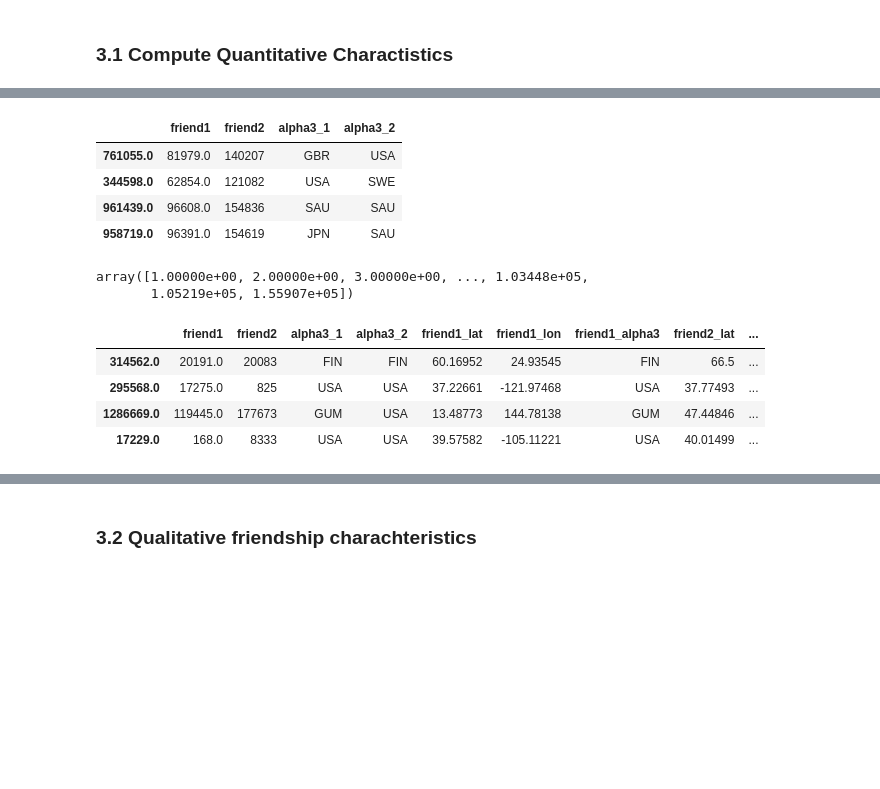
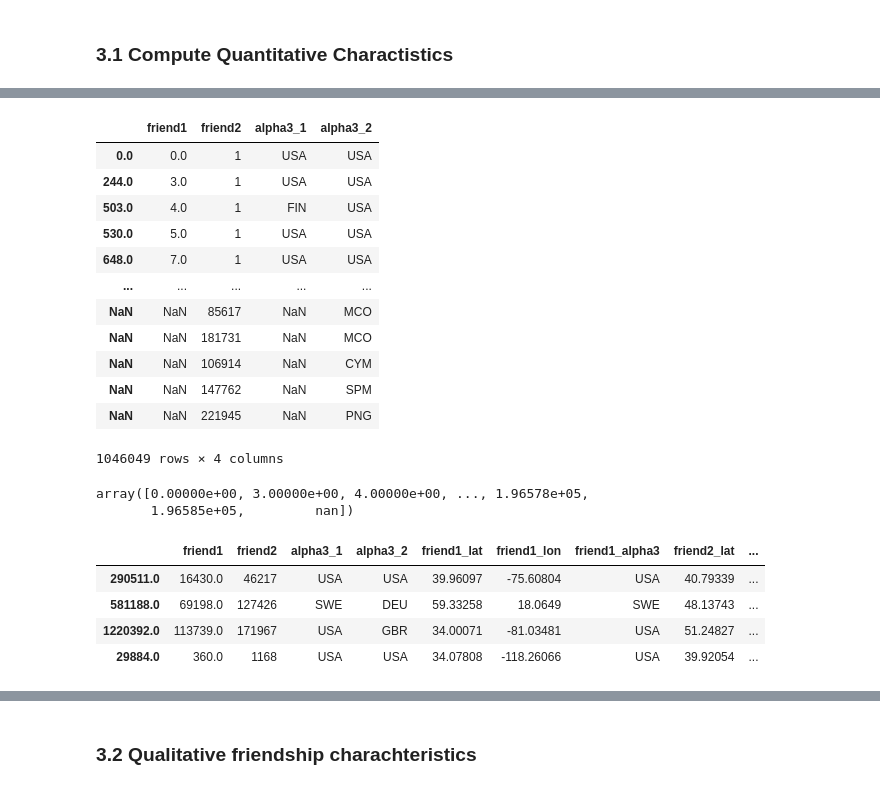
Before and after one commit to asreva/ada-2020-project-milestone-p3-p3_ada-dream-team, a Jupyter notebook: friendship_and_home_position.ipynb, the cells around one changed output, grey strips where cells are left out. Saved outputs shown, nothing was run; the diff lists cells and outputs as text; code cells hidden in the pictures; blank space fills up the shorter version.

```diff
--- a/friendship_and_home_position.ipynb
+++ b/friendship_and_home_position.ipynb
@@ -84,7 +78,7 @@ SEPARATOR = "\t"
 CHECKIN_COLUMNS_NAME = ["user", "check-in time", "latitude", "longitude", "location id"]
 EDGE_COLUMNS_NAME = ["friend1", "friend2"]
 #Extract dataframe from .txt.gz (tabulated separated without header)
-user = "IDS"
+user = "ANDRES"
 if user == "ANDRES":
     gowalla_edges = pd.read_csv(PATH+"Gowalla_edges.csv", sep=SEPARATOR, header = None, names = EDGE_COLUMNS_NAME)
     gowalla_checkins = pd.read_csv(PATH+"Gowalla_totalCheckins.csv", sep=SEPARATOR, header = None, names = CHECKIN_COLUMNS_NAME)
@@ -734,29 +759,37 @@ else:
 # %%
 # Adding to the datasets the nationality of each friend
 quant_f = edges.copy()
 quant_f = quant_f.merge(nat, left_on="friend1", right_index =True, how = "right").rename(columns = {"alpha3":"alpha3_1"})
 quant_f = quant_f.merge(nat, left_on="friend2", right_index =True, how = "right").rename(columns = {"alpha3":"alpha3_2"})
 
 #Example
-quant_f.sample(4)
+quant_f
 # %% [output]
 |  | friend1 | friend2 | alpha3_1 | alpha3_2 |
-| 761055.0 | 81979.0 | 140207 | GBR | USA |
-| 344598.0 | 62854.0 | 121082 | USA | SWE |
-| 961439.0 | 96608.0 | 154836 | SAU | SAU |
-| 958719.0 | 96391.0 | 154619 | JPN | SAU |
+| 0.0 | 0.0 | 1 | USA | USA |
+| 244.0 | 3.0 | 1 | USA | USA |
+| 503.0 | 4.0 | 1 | FIN | USA |
+| 530.0 | 5.0 | 1 | USA | USA |
+| 648.0 | 7.0 | 1 | USA | USA |
+| ... | ... | ... | ... | ... |
+| NaN | NaN | 85617 | NaN | MCO |
+| NaN | NaN | 181731 | NaN | MCO |
+| NaN | NaN | 106914 | NaN | CYM |
+| NaN | NaN | 147762 | NaN | SPM |
+| NaN | NaN | 221945 | NaN | PNG |
+1046049 rows × 4 columns
 # %%
 quant_f.friend1.unique()
 # %% [output]
-array([1.00000e+00, 2.00000e+00, 3.00000e+00, ..., 1.03448e+05,
-       1.05219e+05, 1.55907e+05])
+array([0.00000e+00, 3.00000e+00, 4.00000e+00, ..., 1.96578e+05,
+       1.96585e+05,         nan])
 # %%
 quant_f = quant_f.merge(home_pos, left_on="friend1", right_index =True).rename(columns = {"lat":"friend1_lat","lon":"friend1_lon","alpha3":"friend1_alpha3"})
 quant_f = quant_f.merge(home_pos, left_on="friend2", right_index =True).rename(columns = {"lat":"friend2_lat","lon":"friend2_lon","alpha3":"friend2_alpha3"})
 quant_f.sample(4)
 # %% [output]
 |  | friend1 | friend2 | alpha3_1 | alpha3_2 | friend1_lat | friend1_lon | friend1_alpha3 | friend2_lat | ... |
-| 314562.0 | 20191.0 | 20083 | FIN | FIN | 60.16952 | 24.93545 | FIN | 66.5 | ... |
-| 295568.0 | 17275.0 | 825 | USA | USA | 37.22661 | -121.97468 | USA | 37.77493 | ... |
-| 1286669.0 | 119445.0 | 177673 | GUM | USA | 13.48773 | 144.78138 | GUM | 47.44846 | ... |
-| 17229.0 | 168.0 | 8333 | USA | USA | 39.57582 | -105.11221 | USA | 40.01499 | ... |
+| 290511.0 | 16430.0 | 46217 | USA | USA | 39.96097 | -75.60804 | USA | 40.79339 | ... |
+| 581188.0 | 69198.0 | 127426 | SWE | DEU | 59.33258 | 18.0649 | SWE | 48.13743 | ... |
+| 1220392.0 | 113739.0 | 171967 | USA | GBR | 34.00071 | -81.03481 | USA | 51.24827 | ... |
+| 29884.0 | 360.0 | 1168 | USA | USA | 34.07808 | -118.26066 | USA | 39.92054 | ... |
```
Also changed, not shown: parts of 54 cells of this notebook.
